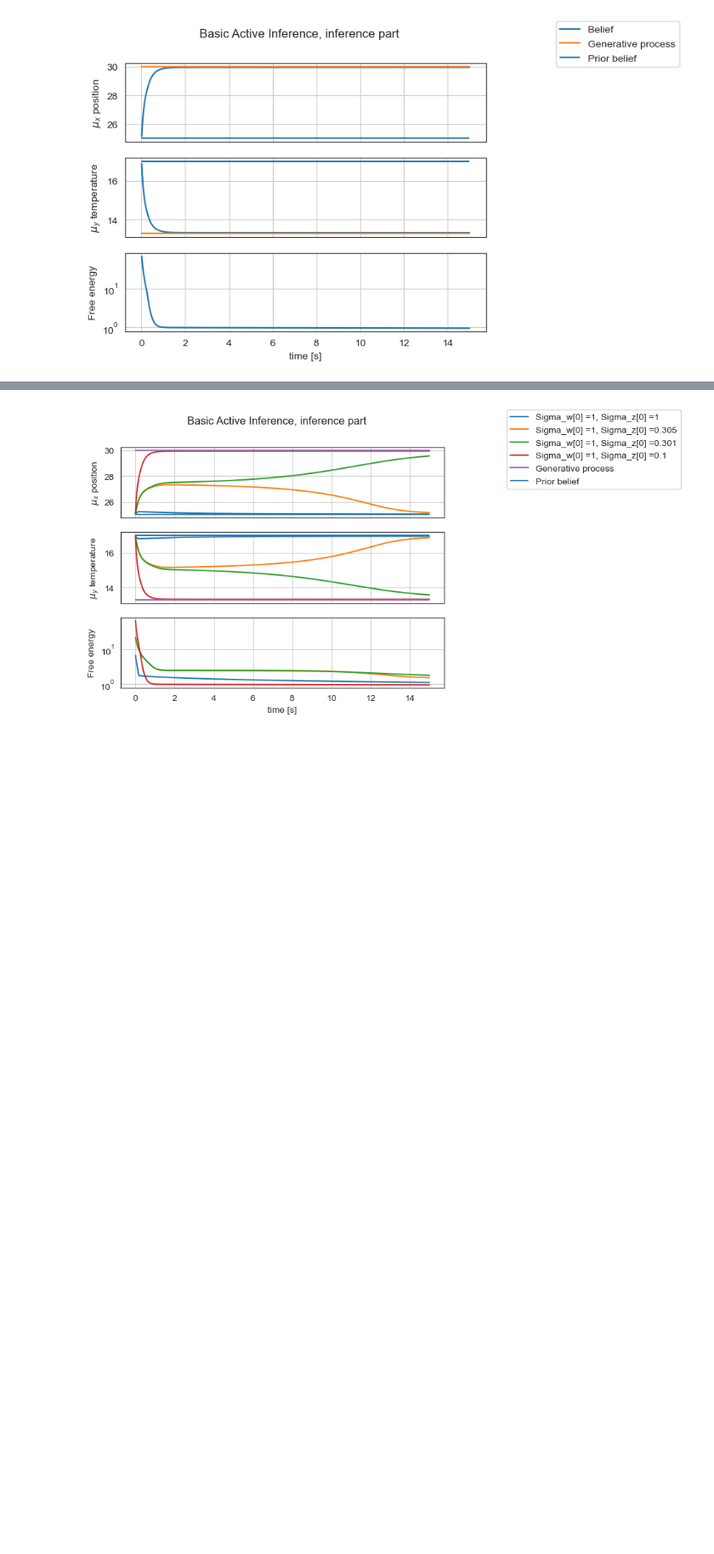
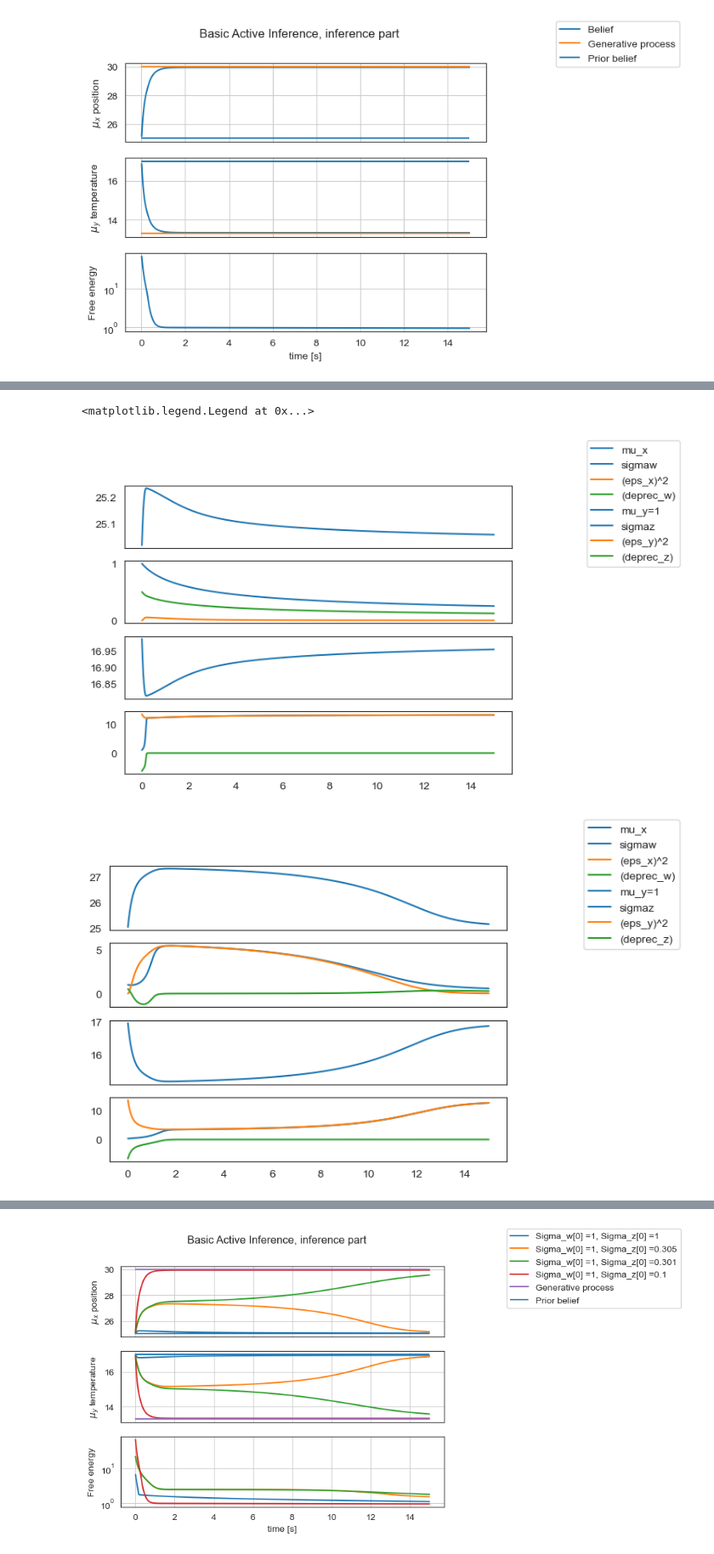
Before and after one commit to sebastiaan116/Affective-Active-Inference, a Jupyter notebook: Hydar1.ipynb, the cells around one changed output, grey strips where cells are left out. Shown at 85% size. Cells and saved outputs as stored; diff of their text form; code cells hidden in the pictures; blank space fills up the shorter version.

```diff
--- a/Hydar1.ipynb
+++ b/Hydar1.ipynb
@@ -243,0 +307,74 @@ fig.legend(bbox_to_anchor=(1.05, 1), loc='upper left', borderaxespad=0.)
+# %%
+#1,1
+fig, axes = plt.subplots(4, 1, sharex='col');
+
+axes[0].plot(t[1:],mu_x1[1:],label='mu_x');
+
+axes[1].plot(t[1:],vSigma_w1[1:],label='sigmaw');
+axes[1].plot(t[1:],eps_x1_squared,label='(eps_x)^2');
+axes[1].plot(t[1:],plot_dict1["dprec_w"],label='(deprec_w)');
+
+axes[2].plot(t[1:],mu_y1[1:],label='mu_y=1');
+
+axes[3].plot(t[1:],vSigma_z1[1:],label='sigmaz');
+axes[3].plot(t[1:],eps_y1_squared,label='(eps_y)^2');
+axes[3].plot(t[1:],plot_dict1["dprec_z"],label='(deprec_z)');
+
+fig.legend(bbox_to_anchor=(1.05, 1), loc='upper left', borderaxespad=0.)
+
+# 1,0.302
+fig, axes = plt.subplots(4, 1, sharex='col');
+
+axes[0].plot(t[1:],mu_x2[1:],label='mu_x');
+
+axes[1].plot(t[1:],vSigma_w2[1:],label='sigmaw');
+axes[1].plot(t[1:],eps_x2_squared,label='(eps_x)^2');
+axes[1].plot(t[1:],plot_dict2["dprec_w"],label='(deprec_w)');
+
+axes[2].plot(t[1:],mu_y2[1:],label='mu_y=1');
+
+axes[3].plot(t[1:],vSigma_z2[1:],label='sigmaz');
+axes[3].plot(t[1:],eps_y2_squared,label='(eps_y)^2');
+axes[3].plot(t[1:],plot_dict2["dprec_z"],label='(deprec_z)');
+
+
+# 1,0.301
+fig.legend(bbox_to_anchor=(1.05, 1), loc='upper left', borderaxespad=0.)
+
+
+fig, axes = plt.subplots(4, 1, sharex='col');
+
+axes[0].plot(t[1:],mu_x3[1:],label='mu_x');
+
+axes[1].plot(t[1:],vSigma_w3[1:],label='sigmaw');
+axes[1].plot(t[1:],eps_x3_squared,label='(eps_x)^2');
+axes[1].plot(t[1:],plot_dict3["dprec_w"],label='(deprec_w)');
+
+axes[2].plot(t[1:],mu_y3[1:],label='mu_y=1');
+
+axes[3].plot(t[1:],vSigma_z3[1:],label='sigmaz');
+axes[3].plot(t[1:],eps_y3_squared,label='(eps_y)^2');
+axes[3].plot(t[1:],plot_dict3["dprec_z"],label='(deprec_z)');
+
+fig.legend(bbox_to_anchor=(1.05, 1), loc='upper left', borderaxespad=0.)
+
+#1,0.1
+fig, axes = plt.subplots(4, 1, sharex='col');
+
+axes[0].plot(t[1:],mu_x4[1:],label='mu_x');
+
+axes[1].plot(t[1:],vSigma_w4[1:],label='sigmaw');
+axes[1].plot(t[1:],eps_x4_squared,label='(eps_x)^2');
+axes[1].plot(t[1:],plot_dict4["dprec_w"],label='(deprec_w)');
+
+axes[2].plot(t[1:],mu_y4[1:],label='mu_y=1');
+
+axes[3].plot(t[1:],vSigma_z4[1:],label='sigmaz');
+axes[3].plot(t[1:],eps_y4_squared,label='(eps_y)^2');
+axes[3].plot(t[1:],plot_dict4["dprec_z"],label='(deprec_z)');
+
+fig.legend(bbox_to_anchor=(1.05, 1), loc='upper left', borderaxespad=0.)
+# %% [output]
+<matplotlib.legend.Legend at 0x...>
+[figure, added]
+[figure, added]
```
Also changed, not shown: parts of 4 cells of this notebook.
